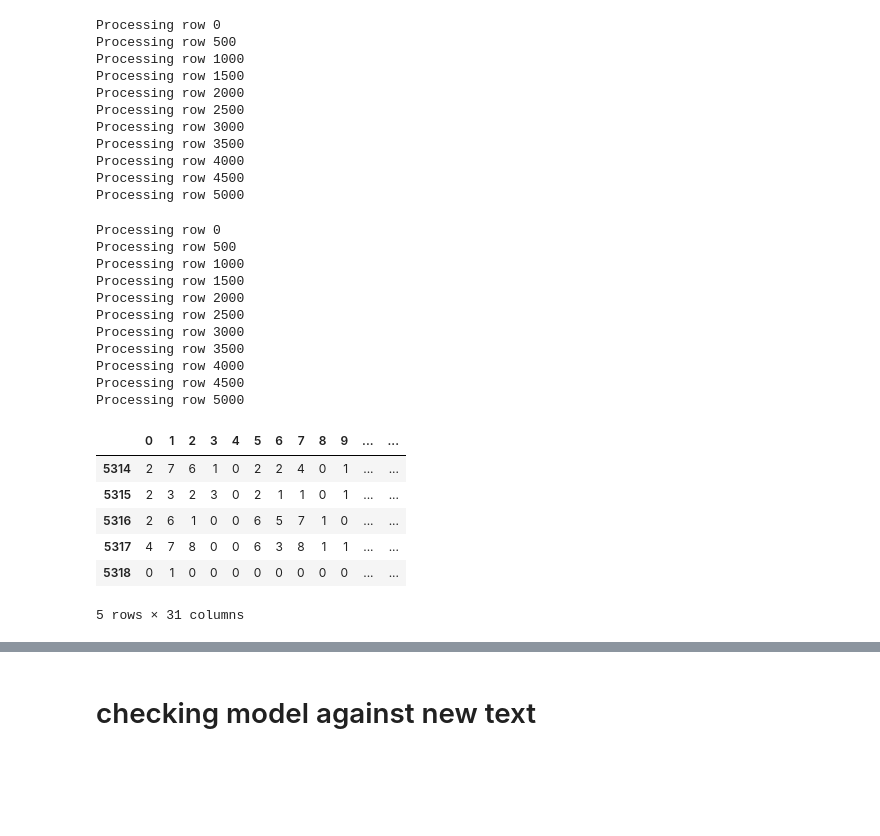
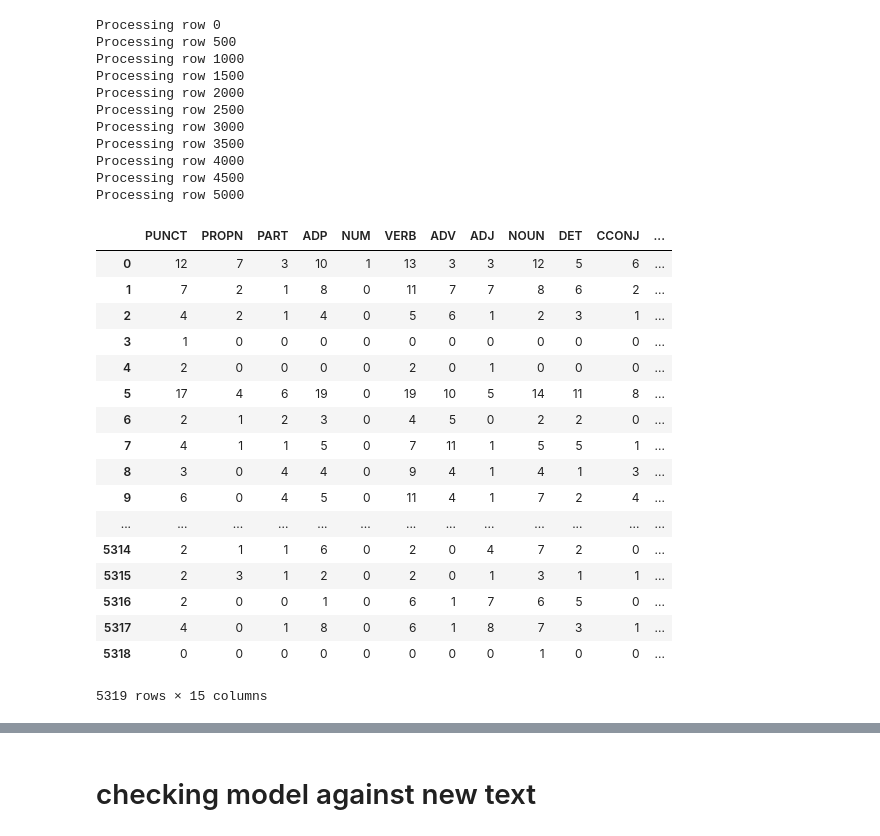
Before and after one commit to Schmidt8181/UnsupervisedLearning, a Jupyter notebook: NLPPractice.ipynb, the cells around one changed output, grey strips where cells are left out. Cells and saved outputs as stored; diff of their text form; code cells hidden in the pictures; blank space fills up the shorter version.

```diff
--- a/NLPPractice.ipynb
+++ b/NLPPractice.ipynb
@@ -307,5 +317,7 @@ def POS_features(sentences, speech_parts):
 # %%
-alice_pos_df = POS_features(sentences, alice_speech_parts)
+#speech_parts = set(alice_speech_parts + persuasion_speech_parts)
+
+pos_df = POS_features(sentences, alice_speech_parts)
 # %% [output]
 Processing row 0
 Processing row 500
@@ -318,37 +330,28 @@ Processing row 3500
 Processing row 4000
 Processing row 4500
 Processing row 5000
-# %%
-persuasion_pos = []
-for token in persuasion_doc:
-    persuasion_pos.append(token.pos_)
-
-persuasion_speech_parts = pd.unique(persuasion_pos)
-
-persuasion_pos_df = POS_features(sentences, persuasion_speech_parts)
-# %% [output]
-Processing row 0
-Processing row 500
-Processing row 1000
-Processing row 1500
-Processing row 2000
-Processing row 2500
-Processing row 3000
-Processing row 3500
-Processing row 4000
-Processing row 4500
-Processing row 5000
 # %%
 pos_df = pd.concat([persuasion_pos_df, alice_pos_df], axis=1, ignore_index=True)
 # %%
-pos_df.tail()
+pos_df
 # %% [output]
-|  | 0 | 1 | 2 | 3 | 4 | 5 | 6 | 7 | 8 | 9 | ... | ... |
-| 5314 | 2 | 7 | 6 | 1 | 0 | 2 | 2 | 4 | 0 | 1 | ... | ... |
-| 5315 | 2 | 3 | 2 | 3 | 0 | 2 | 1 | 1 | 0 | 1 | ... | ... |
-| 5316 | 2 | 6 | 1 | 0 | 0 | 6 | 5 | 7 | 1 | 0 | ... | ... |
-| 5317 | 4 | 7 | 8 | 0 | 0 | 6 | 3 | 8 | 1 | 1 | ... | ... |
-| 5318 | 0 | 1 | 0 | 0 | 0 | 0 | 0 | 0 | 0 | 0 | ... | ... |
+|  | PUNCT | PROPN | PART | ADP | NUM | VERB | ADV | ADJ | NOUN | DET | CCONJ | ... |
+| 0 | 12 | 7 | 3 | 10 | 1 | 13 | 3 | 3 | 12 | 5 | 6 | ... |
+| 1 | 7 | 2 | 1 | 8 | 0 | 11 | 7 | 7 | 8 | 6 | 2 | ... |
+| 2 | 4 | 2 | 1 | 4 | 0 | 5 | 6 | 1 | 2 | 3 | 1 | ... |
+| 3 | 1 | 0 | 0 | 0 | 0 | 0 | 0 | 0 | 0 | 0 | 0 | ... |
+| 4 | 2 | 0 | 0 | 0 | 0 | 2 | 0 | 1 | 0 | 0 | 0 | ... |
+| 5 | 17 | 4 | 6 | 19 | 0 | 19 | 10 | 5 | 14 | 11 | 8 | ... |
+| 6 | 2 | 1 | 2 | 3 | 0 | 4 | 5 | 0 | 2 | 2 | 0 | ... |
+| 7 | 4 | 1 | 1 | 5 | 0 | 7 | 11 | 1 | 5 | 5 | 1 | ... |
+| 8 | 3 | 0 | 4 | 4 | 0 | 9 | 4 | 1 | 4 | 1 | 3 | ... |
+| 9 | 6 | 0 | 4 | 5 | 0 | 11 | 4 | 1 | 7 | 2 | 4 | ... |
+| ... | ... | ... | ... | ... | ... | ... | ... | ... | ... | ... | ... | ... |
+| 5314 | 2 | 1 | 1 | 6 | 0 | 2 | 0 | 4 | 7 | 2 | 0 | ... |
+| 5315 | 2 | 3 | 1 | 2 | 0 | 2 | 0 | 1 | 3 | 1 | 1 | ... |
+| 5316 | 2 | 0 | 0 | 1 | 0 | 6 | 1 | 7 | 6 | 5 | 0 | ... |
+| 5317 | 4 | 0 | 1 | 8 | 0 | 6 | 1 | 8 | 7 | 3 | 1 | ... |
+| 5318 | 0 | 0 | 0 | 0 | 0 | 0 | 0 | 0 | 1 | 0 | 0 | ... |
-5 rows × 31 columns
+5319 rows × 15 columns
 # %%
 # Parts Of Speech model here!
```
Also changed, not shown: parts of 6 cells of this notebook.
